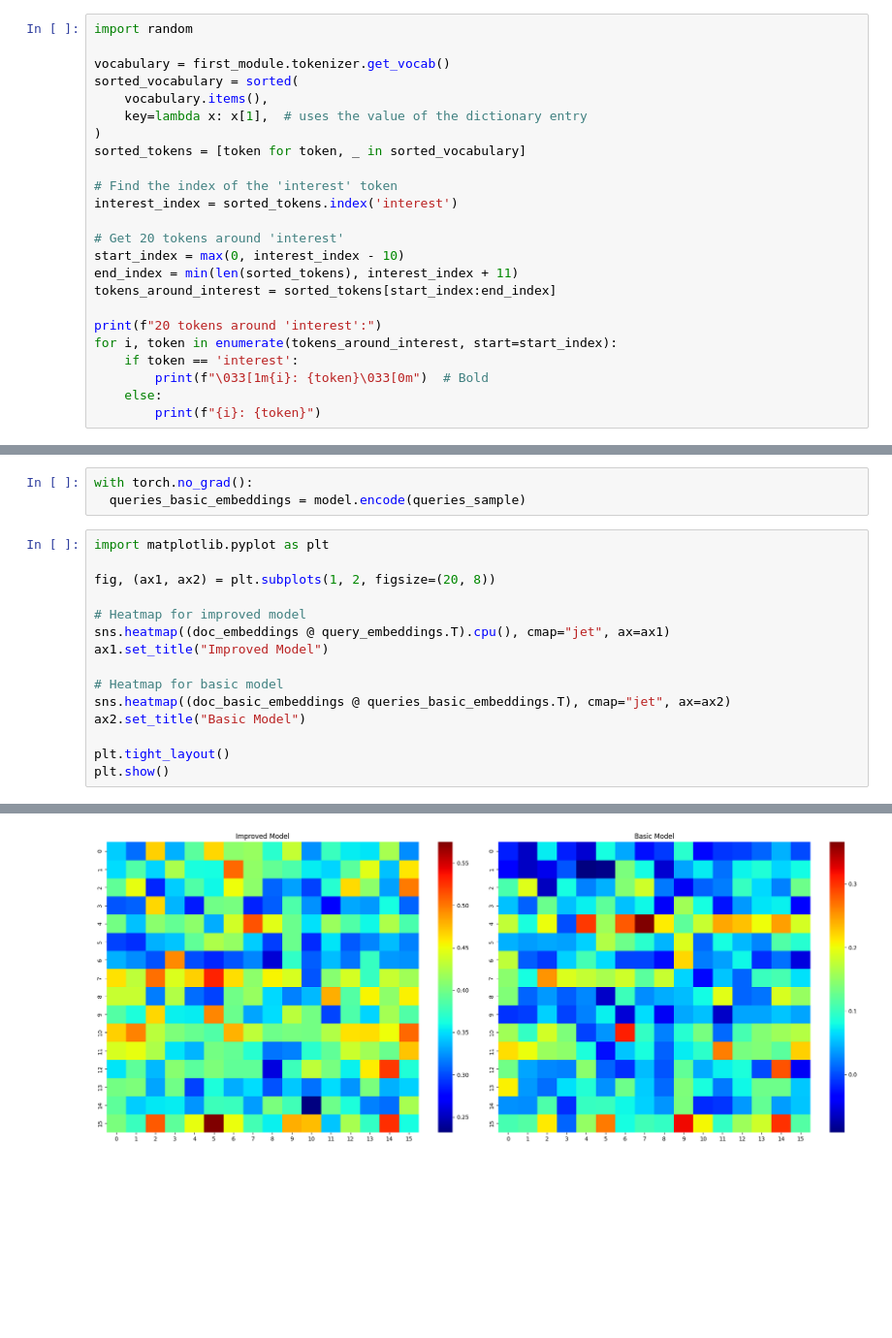
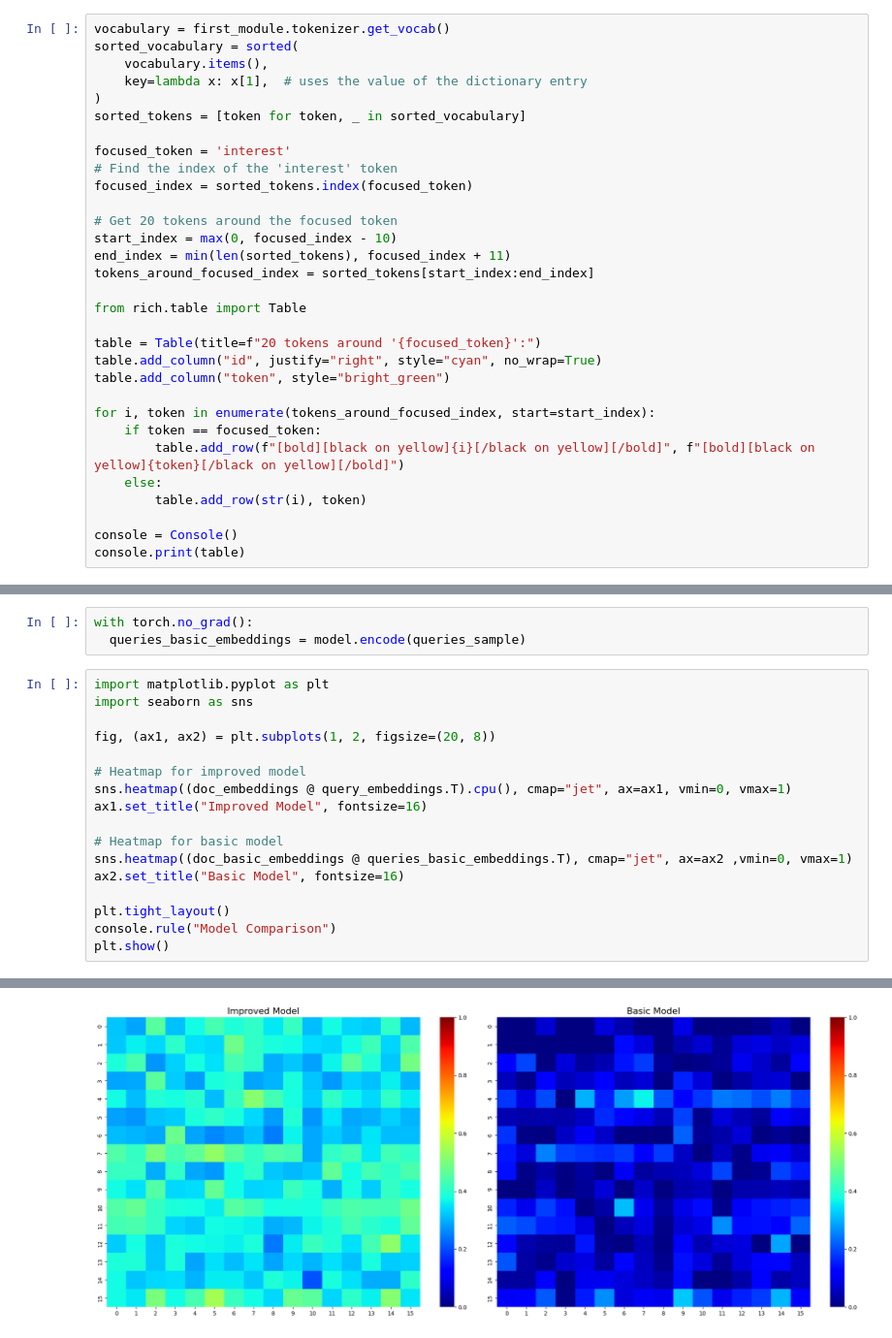
Before and after one commit to saied89/advanced-rag, a Jupyter notebook: 02_embedding_model.ipynb, the cells around one changed output, grey strips where cells are left out. Shown at 97% size. Cells and saved outputs as stored; diff of their text form; blank space fills up the shorter version.

Commit message:
Improve visibility of embedding notebook.

```diff
--- a/02_embedding_model.ipynb
+++ b/02_embedding_model.ipynb
@@ -211,6 +206,4 @@ We can see that there are 30,522 tokens in the vocabulary. Some of them are whol
 # %%
-import random
-
 vocabulary = first_module.tokenizer.get_vocab()
 sorted_vocabulary = sorted(
     vocabulary.items(),
@@ -218,18 +211,27 @@ sorted_vocabulary = sorted(
 )
 sorted_tokens = [token for token, _ in sorted_vocabulary]
 
+focused_token = 'interest'
 # Find the index of the 'interest' token
-interest_index = sorted_tokens.index('interest')
+focused_index = sorted_tokens.index(focused_token)
 
-# Get 20 tokens around 'interest'
-start_index = max(0, interest_index - 10)
-end_index = min(len(sorted_tokens), interest_index + 11)
-tokens_around_interest = sorted_tokens[start_index:end_index]
+# Get 20 tokens around the focused token
+start_index = max(0, focused_index - 10)
+end_index = min(len(sorted_tokens), focused_index + 11)
+tokens_around_focused_index = sorted_tokens[start_index:end_index]
 
-print(f"20 tokens around 'interest':")
-for i, token in enumerate(tokens_around_interest, start=start_index):
-    if token == 'interest':
-        print(f"\033[1m{i}: {token}\033[0m")  # Bold
+from rich.table import Table
+
+table = Table(title=f"20 tokens around '{focused_token}':")
+table.add_column("id", justify="right", style="cyan", no_wrap=True)
+table.add_column("token", style="bright_green")
+
+for i, token in enumerate(tokens_around_focused_index, start=start_index):
+    if token == focused_token:
+        table.add_row(f"[bold][black on yellow]{i}[/black on yellow][/bold]", f"[bold][black on yellow]{token}[/black on yellow][/bold]")
     else:
-        print(f"{i}: {token}")
+        table.add_row(str(i), token)
+
+console = Console()
+console.print(table)
 # %% [output]
@@ -603,17 +655,19 @@ with torch.no_grad():
   queries_basic_embeddings = model.encode(queries_sample)
 # %%
 import matplotlib.pyplot as plt
+import seaborn as sns
 
 fig, (ax1, ax2) = plt.subplots(1, 2, figsize=(20, 8))
 
 # Heatmap for improved model
-sns.heatmap((doc_embeddings @ query_embeddings.T).cpu(), cmap="jet", ax=ax1)
-ax1.set_title("Improved Model")
+sns.heatmap((doc_embeddings @ query_embeddings.T).cpu(), cmap="jet", ax=ax1, vmin=0, vmax=1)
+ax1.set_title("Improved Model", fontsize=16)
 
 # Heatmap for basic model
-sns.heatmap((doc_basic_embeddings @ queries_basic_embeddings.T), cmap="jet", ax=ax2)
-ax2.set_title("Basic Model")
+sns.heatmap((doc_basic_embeddings @ queries_basic_embeddings.T), cmap="jet", ax=ax2 ,vmin=0, vmax=1)
+ax2.set_title("Basic Model", fontsize=16)
 
 plt.tight_layout()
+console.rule("Model Comparison")
 plt.show()
 # %% [output]
@@ -620 +675 @@ plt.show()
-[figure, old version]
+[figure, new version]
```
Also changed, not shown: parts of 32 cells of this notebook, 1 other file.
